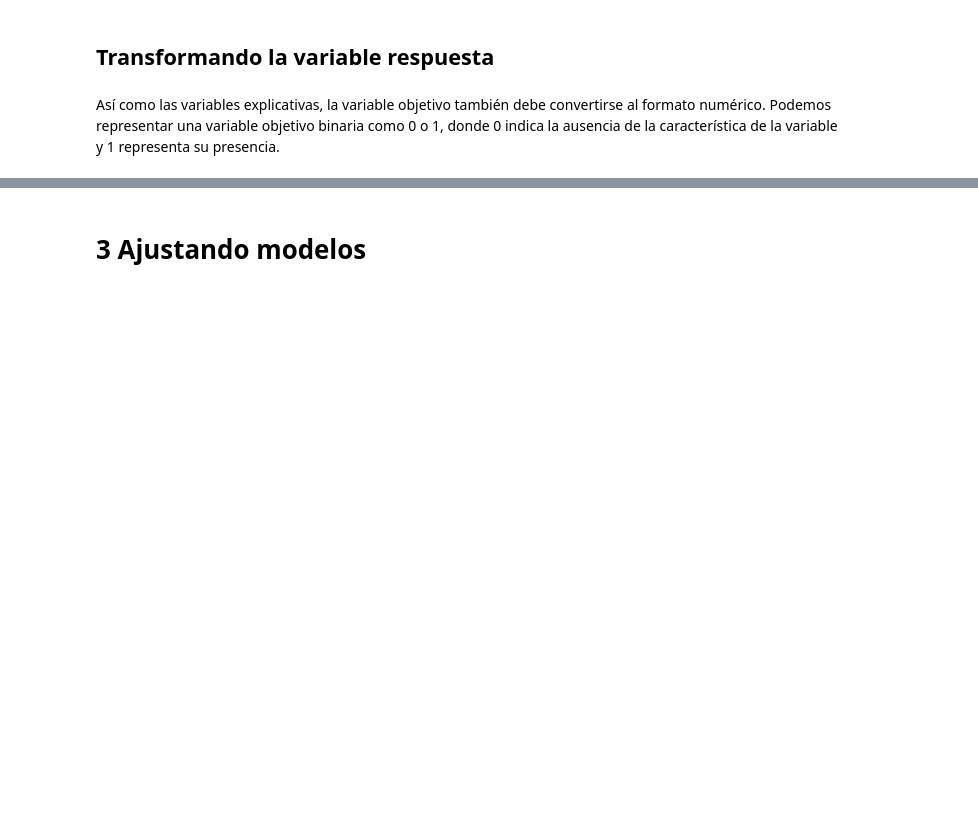
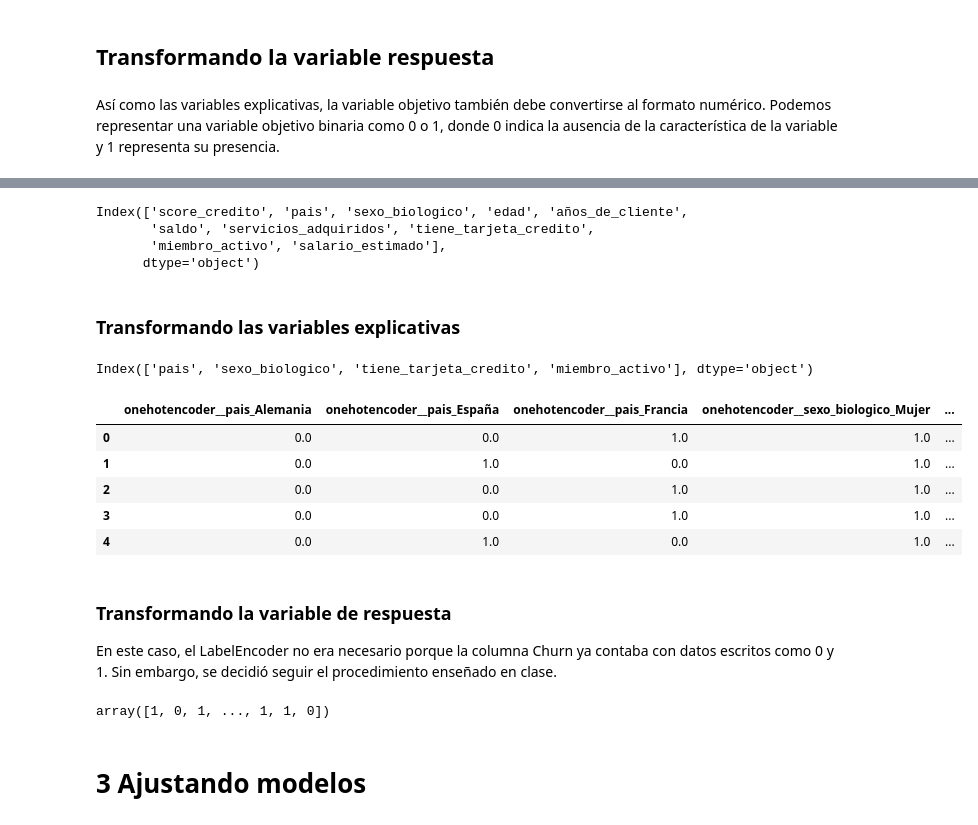
Before and after one commit to JLuceroVasquez/aprendiendo-a-clasificar-datos-con-ml, a Jupyter notebook: Clasificacion_primeros_pasos.ipynb, the cells around one changed output, grey strips where cells are left out. Saved outputs shown, nothing was run; the diff lists cells and outputs as text; code cells hidden in the pictures; blank space fills up the shorter version.

```diff
--- a/Clasificacion_primeros_pasos.ipynb
+++ b/Clasificacion_primeros_pasos.ipynb
@@ -346,3 +458,45 @@ Así como las variables explicativas, la variable objetivo también debe convert
+# %%
+columnas_desafio = X_desafio.columns
+columnas_desafio
+# %% [output]
+Index(['score_credito', 'pais', 'sexo_biologico', 'edad', 'años_de_cliente',
+       'saldo', 'servicios_adquiridos', 'tiene_tarjeta_credito',
+       'miembro_activo', 'salario_estimado'],
+      dtype='object')
+# %% [markdown]
+### Transformando las variables explicativas
+# %%
+columnas_categoricas_desafio = X_desafio.select_dtypes(include='category').columns
+columnas_categoricas_desafio
+# %% [output]
+Index(['pais', 'sexo_biologico', 'tiene_tarjeta_credito', 'miembro_activo'], dtype='object')
+# %%
+one_hot_desafio = make_column_transformer((OneHotEncoder(drop='if_binary'),
+                                           columnas_categoricas_desafio),
+                                          remainder='passthrough',
+                                          sparse_threshold=0,
+                                          force_int_remainder_cols=False)
+# %%
+X_desafio = one_hot_desafio.fit_transform(X_desafio)
+# %%
+X_desafio = pd.DataFrame(data=X_desafio, columns=one_hot_desafio.get_feature_names_out(columnas_desafio))
+X_desafio.head()
+# %% [output]
+|  | onehotencoder__pais_Alemania | onehotencoder__pais_España | onehotencoder__pais_Francia | onehotencoder__sexo_biologico_Mujer | ... |
+| 0 | 0.0 | 0.0 | 1.0 | 1.0 | ... |
+| 1 | 0.0 | 1.0 | 0.0 | 1.0 | ... |
+| 2 | 0.0 | 0.0 | 1.0 | 1.0 | ... |
+| 3 | 0.0 | 0.0 | 1.0 | 1.0 | ... |
+| 4 | 0.0 | 1.0 | 0.0 | 1.0 | ... |
+# %% [markdown]
+### Transformando la variable de respuesta
+En este caso, el LabelEncoder no era necesario porque la columna Churn ya contaba con datos escritos como 0 y 1. Sin embargo, se decidió seguir el procedimiento enseñado en clase.
+# %%
+label_encoder_desafio = LabelEncoder()
+y_desafio = label_encoder_desafio.fit_transform(y_desafio)
+y_desafio
+# %% [output]
+array([1, 0, 1, ..., 1, 1, 0])
 # %% [markdown]
 # 3 Ajustando modelos
 # %% [markdown]
```
Also changed, not shown: parts of 22 cells of this notebook.
